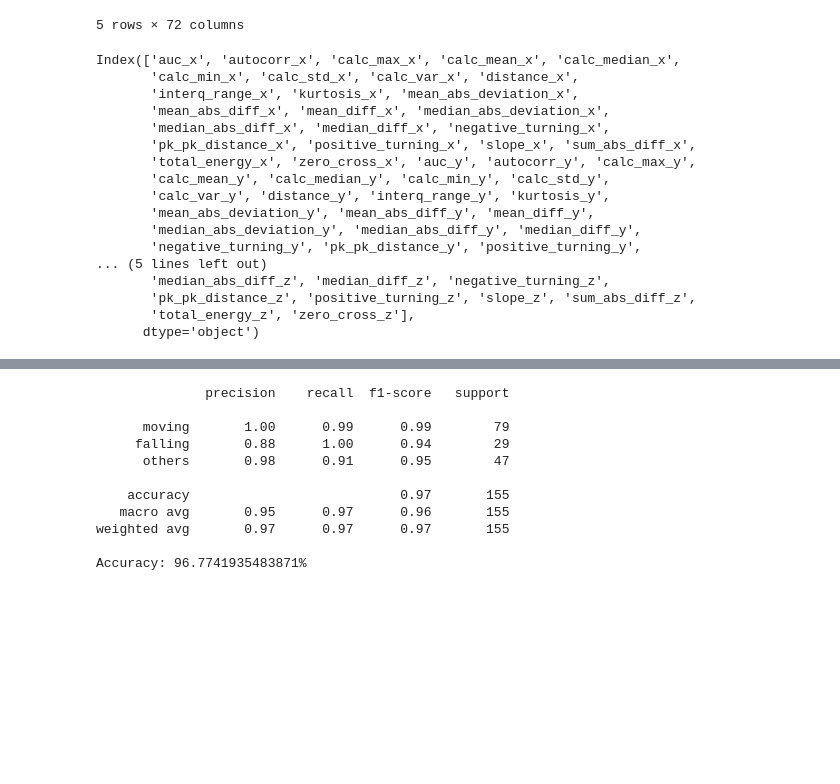
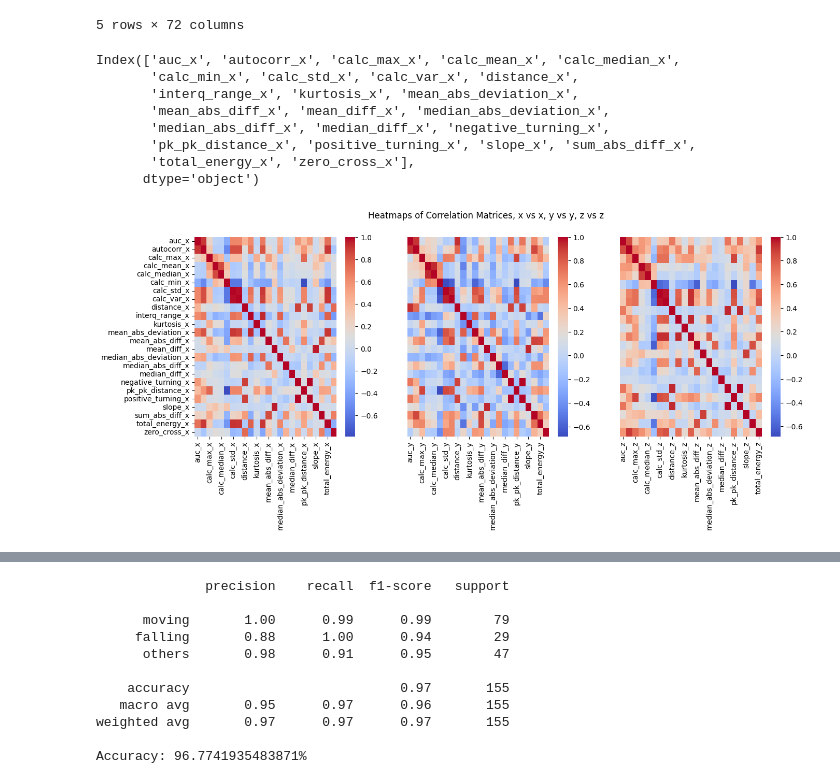
Before and after one commit to SmearyTundra/slhd-challenge, a Jupyter notebook: notebooks/challenge-1-project.ipynb, the cells around one changed output, grey strips where cells are left out. Saved outputs shown, nothing was run; the diff lists cells and outputs as text; code cells hidden in the pictures; blank space fills up the shorter version.

```diff
--- a/notebooks/challenge-1-project.ipynb
+++ b/notebooks/challenge-1-project.ipynb
@@ -288,7 +298,7 @@ tsfeat.head()
 | 0 | 1.229189 | 89.273891 | 1.308709 | 0.255591 | 0.248850 | -0.325685 | 0.177186 | 0.031395 | ... |
 5 rows × 72 columns
 # %%
-tsfeat.columns
+tsfeat.columns[0:24]
 # %% [output]
 Index(['auc_x', 'autocorr_x', 'calc_max_x', 'calc_mean_x', 'calc_median_x',
        'calc_min_x', 'calc_std_x', 'calc_var_x', 'distance_x',
@@ -296,14 +306,5 @@ Index(['auc_x', 'autocorr_x', 'calc_max_x', 'calc_mean_x', 'calc_median_x',
        'mean_abs_diff_x', 'mean_diff_x', 'median_abs_deviation_x',
        'median_abs_diff_x', 'median_diff_x', 'negative_turning_x',
        'pk_pk_distance_x', 'positive_turning_x', 'slope_x', 'sum_abs_diff_x',
-       'total_energy_x', 'zero_cross_x', 'auc_y', 'autocorr_y', 'calc_max_y',
-       'calc_mean_y', 'calc_median_y', 'calc_min_y', 'calc_std_y',
-       'calc_var_y', 'distance_y', 'interq_range_y', 'kurtosis_y',
-       'mean_abs_deviation_y', 'mean_abs_diff_y', 'mean_diff_y',
-       'median_abs_deviation_y', 'median_abs_diff_y', 'median_diff_y',
-       'negative_turning_y', 'pk_pk_distance_y', 'positive_turning_y',
-... (5 lines left out)
-       'median_abs_diff_z', 'median_diff_z', 'negative_turning_z',
-       'pk_pk_distance_z', 'positive_turning_z', 'slope_z', 'sum_abs_diff_z',
-       'total_energy_z', 'zero_cross_z'],
+       'total_energy_x', 'zero_cross_x'],
       dtype='object')
@@ -309,0 +316,21 @@ Index(['auc_x', 'autocorr_x', 'calc_max_x', 'calc_mean_x', 'calc_median_x',
+# %%
+# Calculate the correlation matrices
+corr_matrix1 = tsfeat.iloc[:, :24].corr()
+corr_matrix2 = tsfeat.iloc[:, 24:48].corr()
+corr_matrix3 = tsfeat.iloc[:, 48:-1].corr()
+
+# Create a grid of subplots
+fig, axes = plt.subplots(nrows=1, ncols=3, figsize=(15, 5))
+
+# Create a heatmap in each subplot
+sns.heatmap(corr_matrix1, cmap='coolwarm',  ax=axes[0])
+sns.heatmap(corr_matrix2, cmap='coolwarm',  ax=axes[1], yticklabels=False)
+sns.heatmap(corr_matrix3, cmap='coolwarm',  ax=axes[2], yticklabels=False)
+
+# Set the title of the plot
+fig.suptitle('Heatmaps of Correlation Matrices, x vs x, y vs y, z vs z')
+
+# Show the plot
+plt.show()
+# %% [output]
+[figure, added]
```
Also changed, not shown: parts of 8 cells of this notebook.
